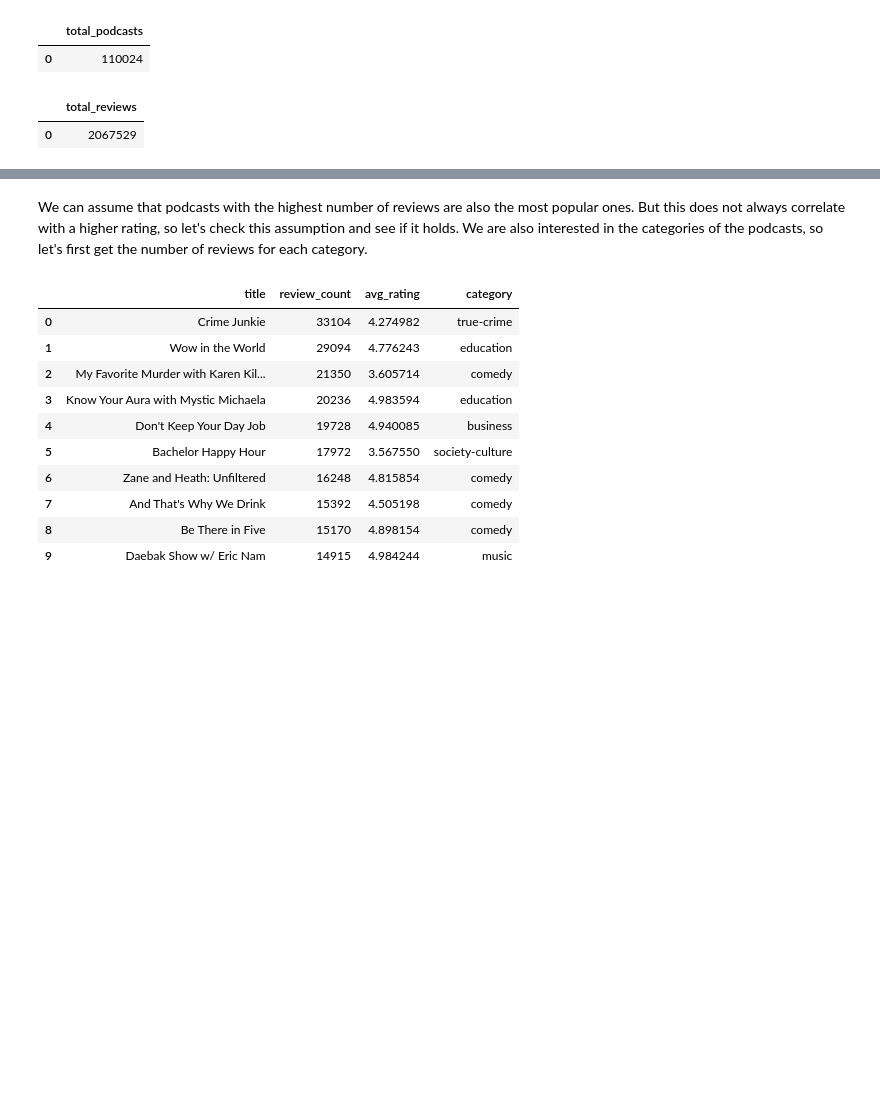
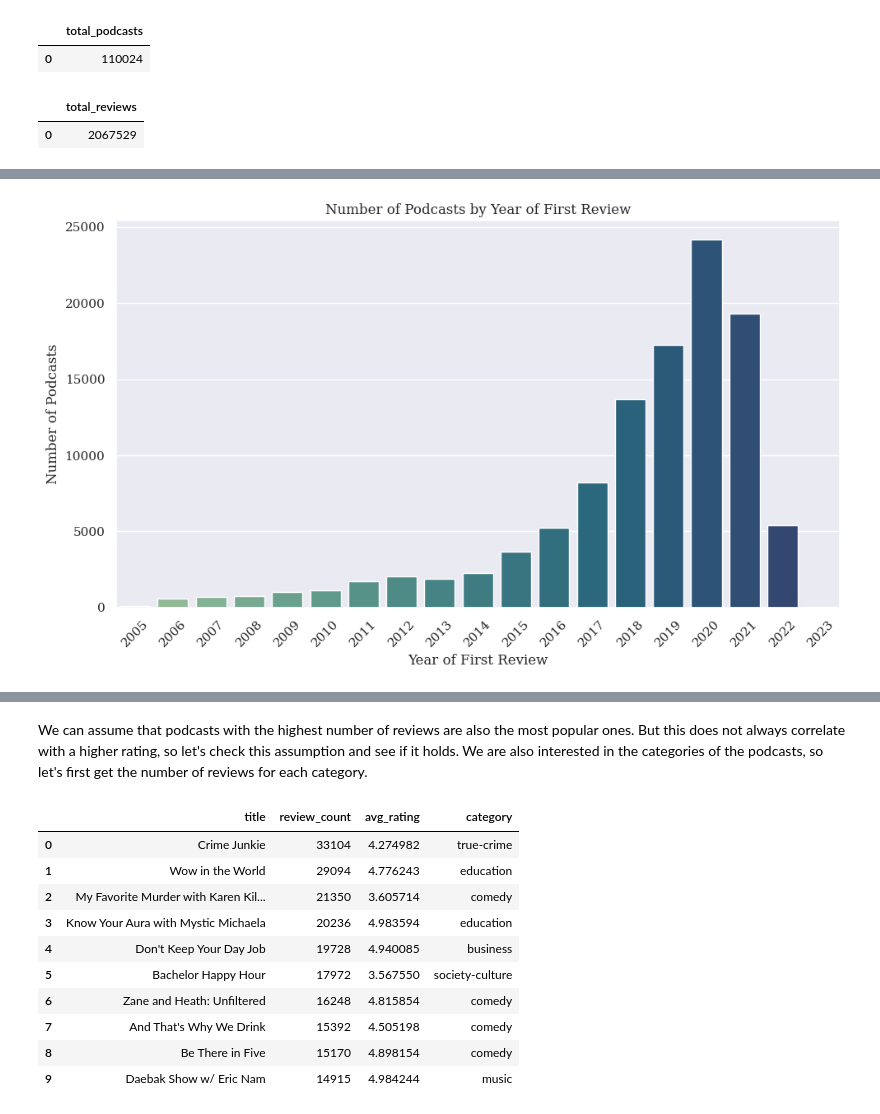
Before and after one commit to alespool/Analyzing-Podcast-Reviews, a Jupyter notebook: data_extraction.ipynb, the cells around one changed output, grey strips where cells are left out. Saved outputs shown, nothing was run; the diff lists cells and outputs as text; code cells hidden in the pictures; blank space fills up the shorter version.

```diff
--- a/data_extraction.ipynb
+++ b/data_extraction.ipynb
@@ -89,0 +125,28 @@ num_reviews.head()
+# %%
+podcast_start_year = pd.read_sql("""
+SELECT
+    title,
+    author_id,
+    rating,
+    first_review_year,
+    review_count,
+    content
+FROM (
+    SELECT
+        p.title,
+        r.author_id,
+        r.rating,
+        STRFTIME("%Y", r.created_at) AS first_review_year,
+        COUNT(*) OVER (PARTITION BY p.title) AS review_count,
+        ROW_NUMBER() OVER (PARTITION BY p.title ORDER BY r.created_at) AS row_num,
+        r.content
+    FROM podcasts p
+    LEFT JOIN reviews r ON p.podcast_id = r.podcast_id
+    LEFT JOIN categories c ON p.podcast_id = c.podcast_id
+) subquery
+WHERE row_num = 1
+GROUP BY first_review_year, title
+ORDER BY first_review_year, title
+""", con)
+
+podcast_start_year
@@ -89,0 +167,13 @@ num_reviews.head()
+# %%
+plt.figure(figsize=(10, 6))
+sns.countplot(data=podcast_start_year, x='first_review_year', palette=palette)
+plt.xlabel('Year of First Review')
+plt.ylabel('Number of Podcasts')
+plt.title('Number of Podcasts by Year of First Review')
+plt.xticks(rotation=45)
+plt.tight_layout()
+
+# Show the plot
+plt.show()
+# %% [output]
+[figure, added]
```
Also changed, not shown: parts of 23 cells of this notebook.
